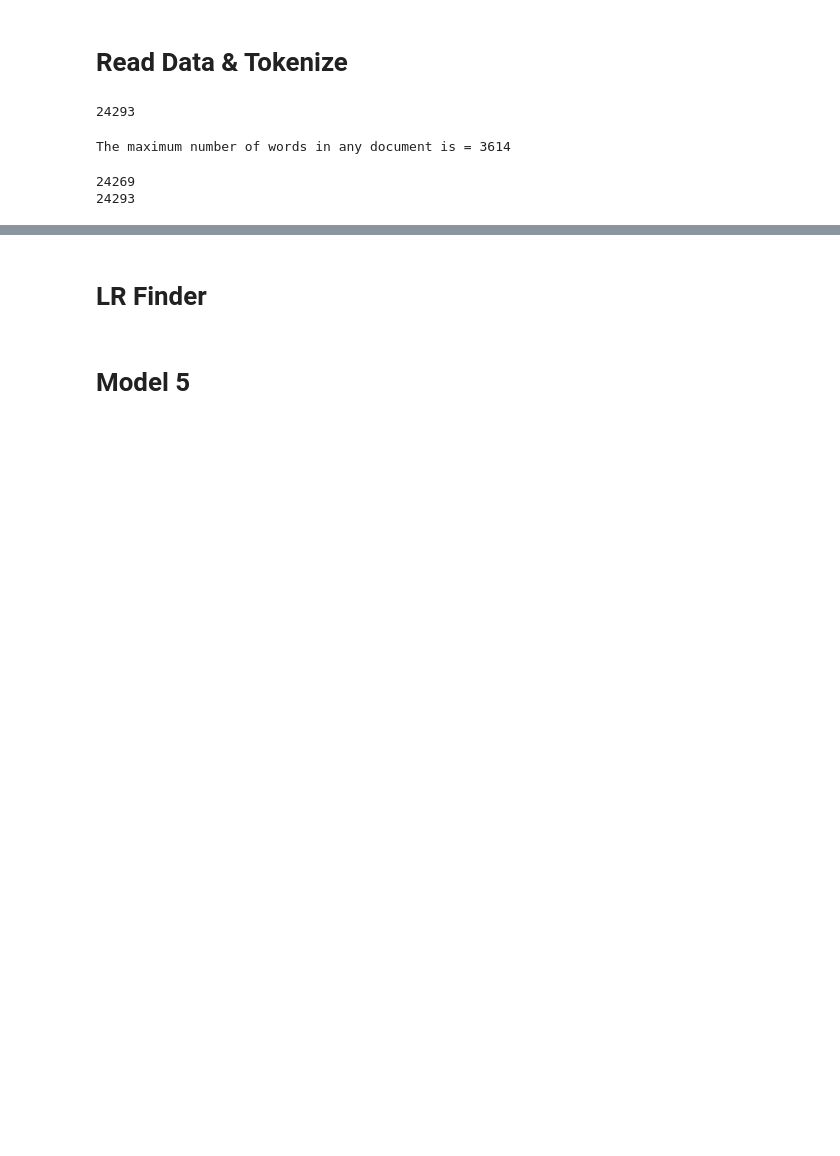
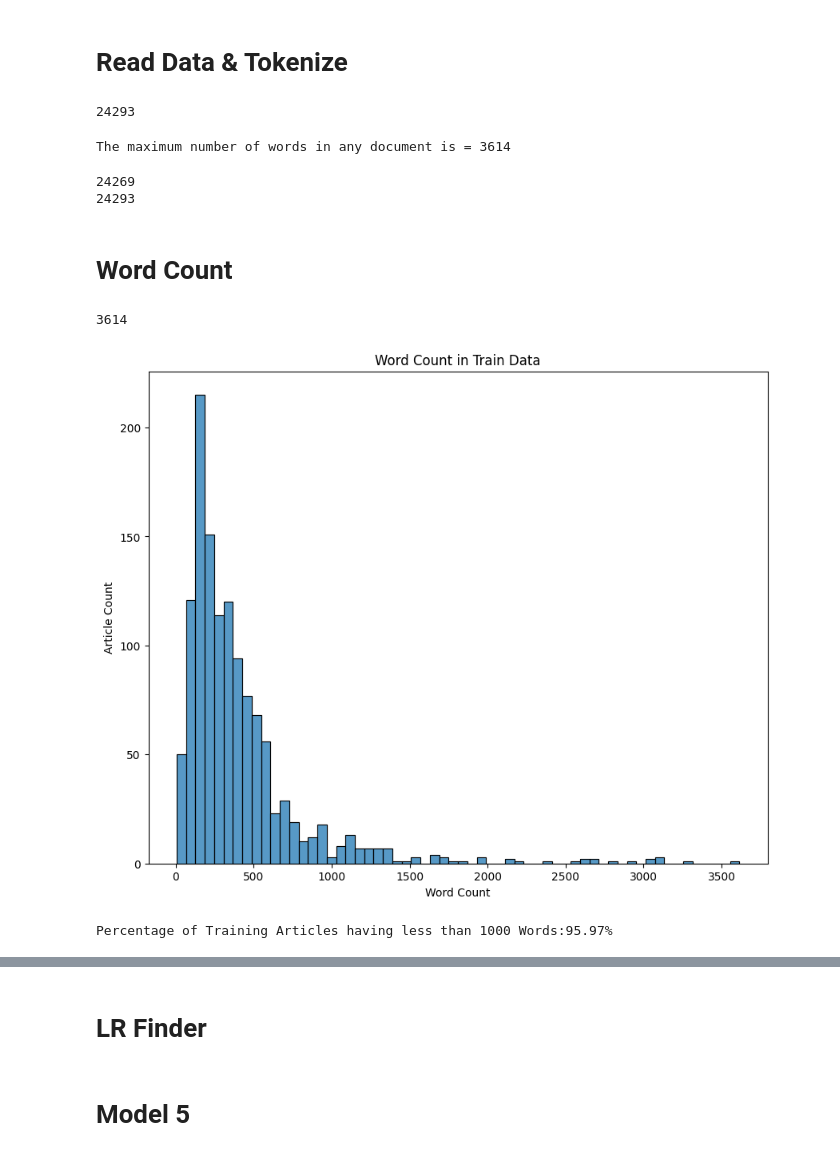
Before and after one commit to cgurkan/fake-news, a Jupyter notebook: FakeNews_DeepLearning_Methods.ipynb, the cells around one changed output, grey strips where cells are left out. Cells and saved outputs as stored; diff of their text form; code cells hidden in the pictures; blank space fills up the shorter version.

```diff
--- a/FakeNews_DeepLearning_Methods.ipynb
+++ b/FakeNews_DeepLearning_Methods.ipynb
@@ -110,3 +108,24 @@ def plot_graphs(history, string):
     plt.ylabel(string)
     plt.legend([string, 'val_'+string])
     plt.show()
+# %% [markdown]
+# Word Count
+# %%
+maxlen
+# %% [output]
+3614
+# %%
+df_train['word_count'] = df_train['title_text'].apply(lambda x: len(str(x).split()))
+plt.figure(figsize=(10,8))
+sns.histplot(data=df_train, x='word_count')
+plt.title('Word Count in Train Data')
+plt.xlabel('Word Count')
+plt.ylabel('Article Count')
+plt.show()
+# %% [output]
+[figure, added]
+# %%
+train_articles = (sum(df_train['word_count'] < 1250)/df_train.shape[0])*100
+print('Percentage of Training Articles having less than 1000 Words:{:.2f}%'.format(train_articles))
+# %% [output]
+Percentage of Training Articles having less than 1000 Words:95.97%
```
Also changed, not shown: parts of 21 cells of this notebook.
